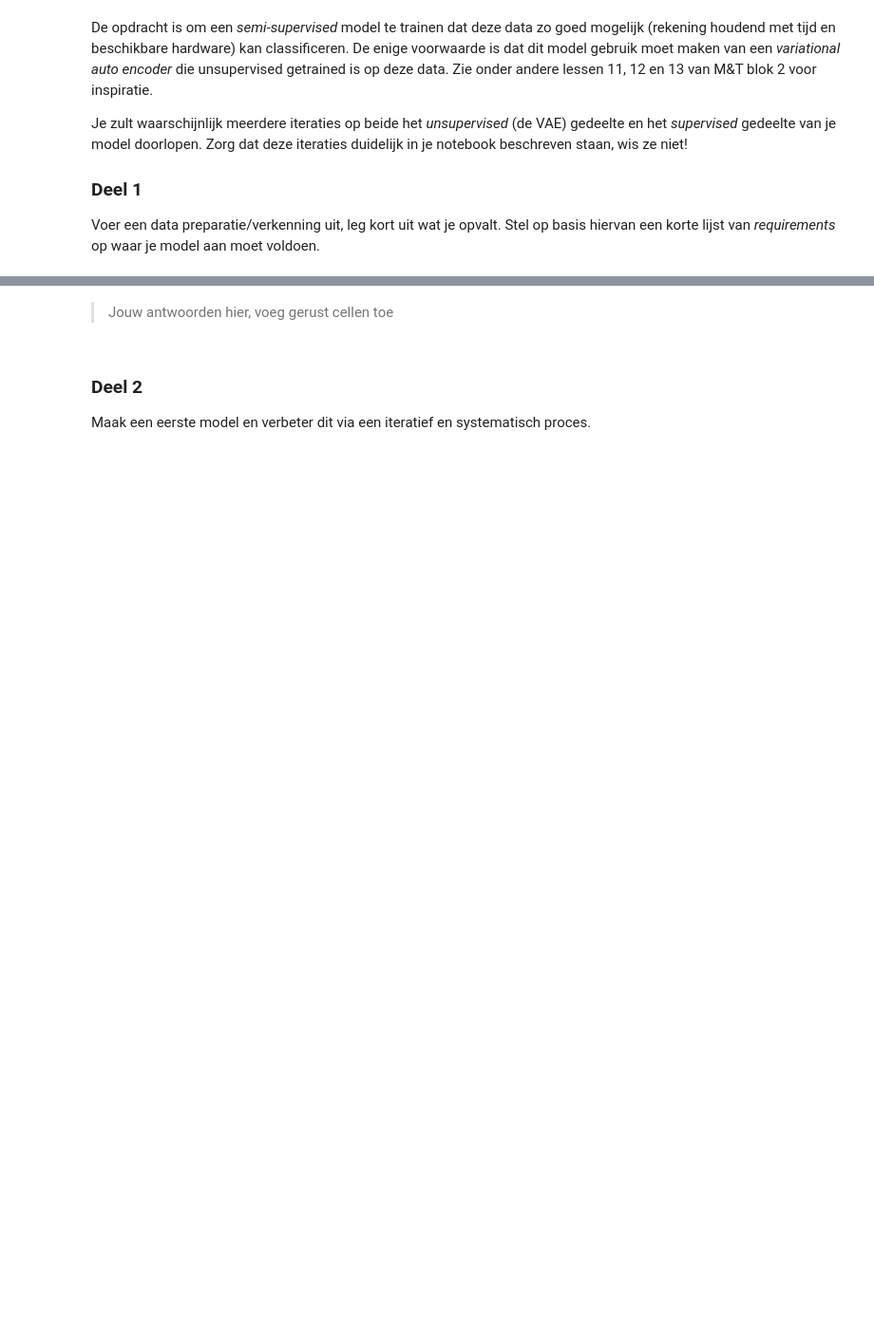
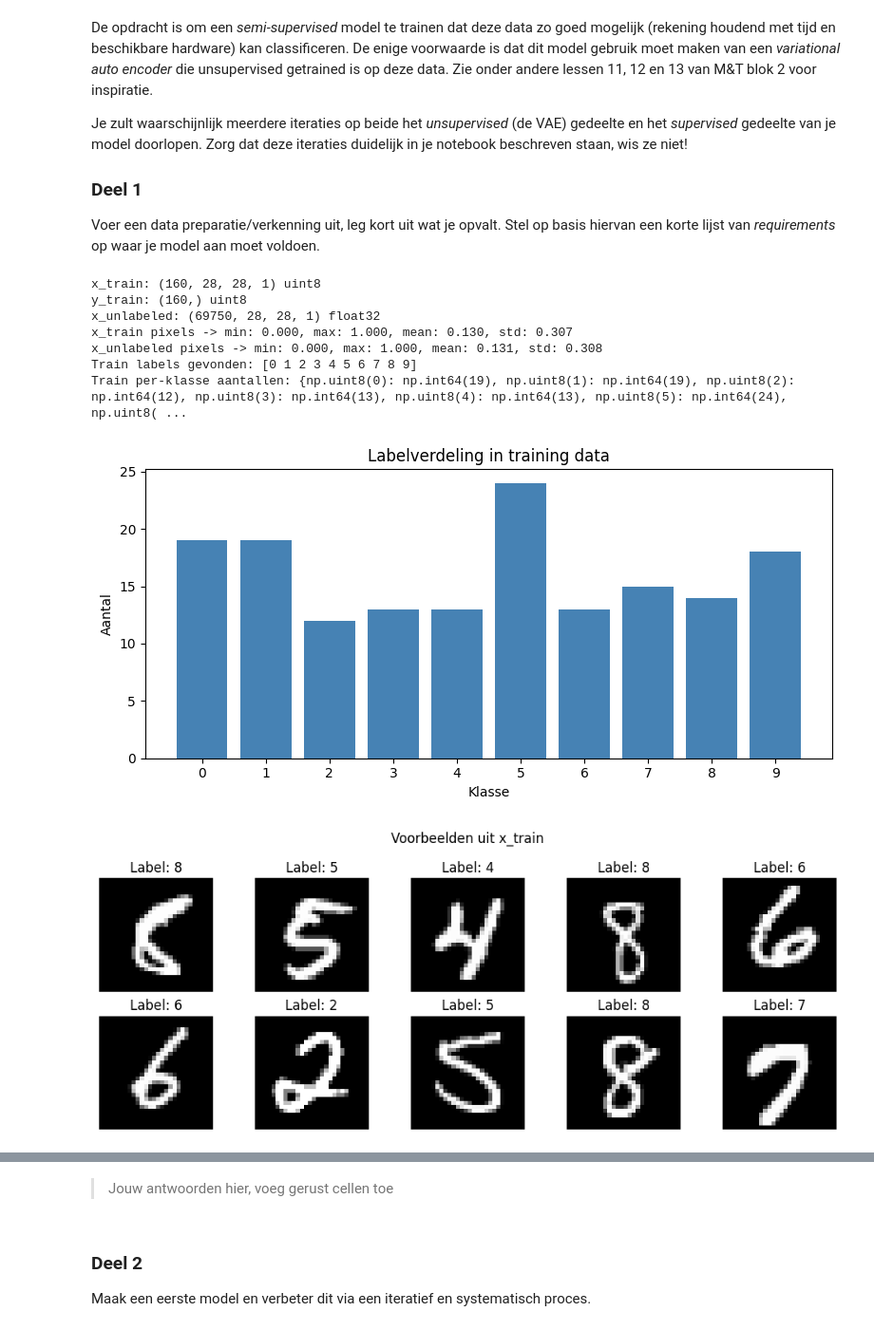
Before and after one commit to FrankVanDerVelde/master_applied-artificial_intelligence, a Jupyter notebook: methoden_en_technieken/datapunt_4/M&T_opdracht_Datapunt2b.ipynb, the cells around one changed output, grey strips where cells are left out. Shown at 95% size. Saved outputs shown, nothing was run; the diff lists cells and outputs as text; code cells hidden in the pictures; blank space fills up the shorter version.

```diff
--- a/methoden_en_technieken/datapunt_4/M&T_opdracht_Datapunt2b.ipynb
+++ b/methoden_en_technieken/datapunt_4/M&T_opdracht_Datapunt2b.ipynb
@@ -54,4 +117,75 @@ Je zult waarschijnlijk meerdere iteraties op beide het *unsupervised* (de VAE) g
 
 Voer een data preparatie/verkenning uit, leg kort uit wat je opvalt. Stel op basis hiervan een korte lijst van *requirements* op waar je model aan moet voldoen.
 # %%
-# Jouw code hier, voeg gerust cellen toe
+# Data-exploratie voor Datapunt 2b (MNIST variant, deels gelabeld)
+import numpy as np
+import matplotlib.pyplot as plt
+import seaborn as sns
+
+# Basisinformatie (alleen TRAIN + unlabeled; geen VAL/TEST)
+print("x_train:", x_train.shape, y_train.dtype)
+print("y_train:", y_train.shape, y_train.dtype)
+print("x_unlabeled:", x_unlabeled.shape, x_unlabeled.dtype)
+
+# Stats helper
+
+def describe_pixels(name, arr):
+    arr_min = float(np.min(arr))
+    arr_max = float(np.max(arr))
+    arr_mean = float(np.mean(arr))
+    arr_std = float(np.std(arr))
+    print(f"{name} pixels -> min: {arr_min:.3f}, max: {arr_max:.3f}, mean: {arr_mean:.3f}, std: {arr_std:.3f}")
+
+# Alleen TRAIN en UNLABELED verkennen (geen VAL/TEST)
+describe_pixels("x_train", x_train)
+describe_pixels("x_unlabeled", x_unlabeled)
+
+# Labelverdeling (alleen TRAIN)
+unique_labels, label_counts = np.unique(y_train, return_counts=True)
+print("Train labels gevonden:", unique_labels)
+print("Train per-klasse aantallen:", dict(zip(unique_labels, label_counts)))
+
+plt.figure(figsize=(8,4))
+plt.bar(unique_labels, label_counts, color="steelblue")
+plt.title("Labelverdeling in training data")
+plt.xlabel("Klasse")
+plt.ylabel("Aantal")
+plt.xticks(unique_labels)
+plt.tight_layout()
+plt.show()
+
+# Enkele voorbeeldafbeeldingen (TRAIN)
+n_show = 10
+rng = np.random.default_rng(42)
+idx_l = rng.choice(len(x_train), size=n_show, replace=False)
+fig, axes = plt.subplots(2, 5, figsize=(10,4))
+for ax, i in zip(axes.flat, idx_l):
+    img = x_train[i]
+    ax.imshow(img, cmap="gray")
+    ax.set_title(f"Label: {int(y_train[i])}")
+    ax.axis("off")
+fig.suptitle("Voorbeelden uit x_train")
+plt.tight_layout()
+plt.show()
+
+# Enkele voorbeeldafbeeldingen (ONGELABELD)
+idx_u = rng.choice(len(x_unlabeled), size=n_show, replace=False)
+fig, axes = plt.subplots(2, 5, figsize=(10,4))
+for ax, i in zip(axes.flat, idx_u):
+    img = x_unlabeled[i]
+    ax.imshow(img, cmap="gray")
+    ax.set_title("Onbekend label")
+    ax.axis("off")
+fig.suptitle("Voorbeelden uit x_unlabeled")
+plt.tight_layout()
+plt.show()
+# %% [output]
+x_train: (160, 28, 28, 1) uint8
+y_train: (160,) uint8
+x_unlabeled: (69750, 28, 28, 1) float32
+x_train pixels -> min: 0.000, max: 1.000, mean: 0.130, std: 0.307
+x_unlabeled pixels -> min: 0.000, max: 1.000, mean: 0.131, std: 0.308
+Train labels gevonden: [0 1 2 3 4 5 6 7 8 9]
+Train per-klasse aantallen: {np.uint8(0): np.int64(19), np.uint8(1): np.int64(19), np.uint8(2): np.int64(12), np.uint8(3): np.int64(13), np.uint8(4): np.int64(13), np.uint8(5): np.int64(24), np.uint8( ...
+[figure, added]
+[figure, added]
```
Also changed, not shown: parts of 16 cells of this notebook, 2 other files.
